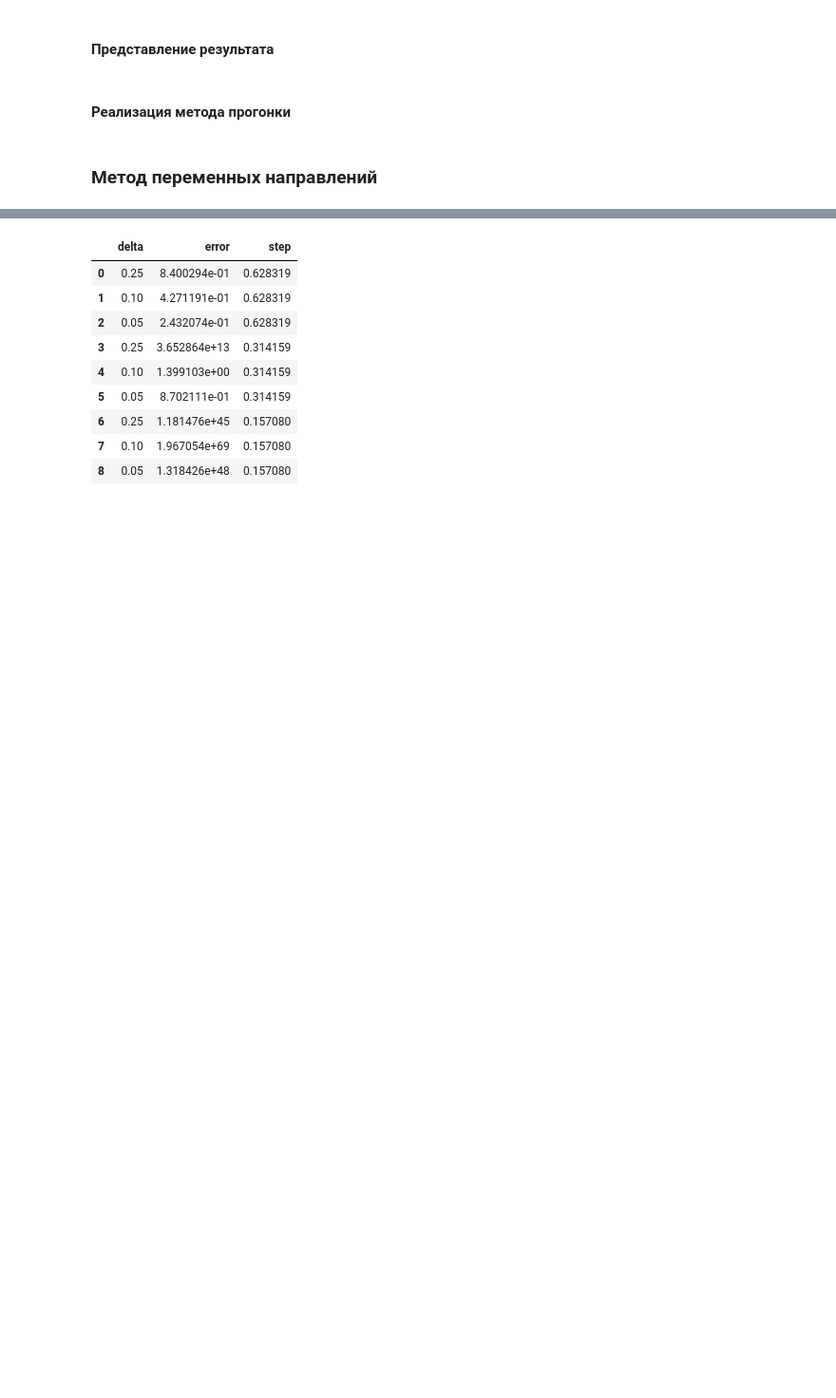
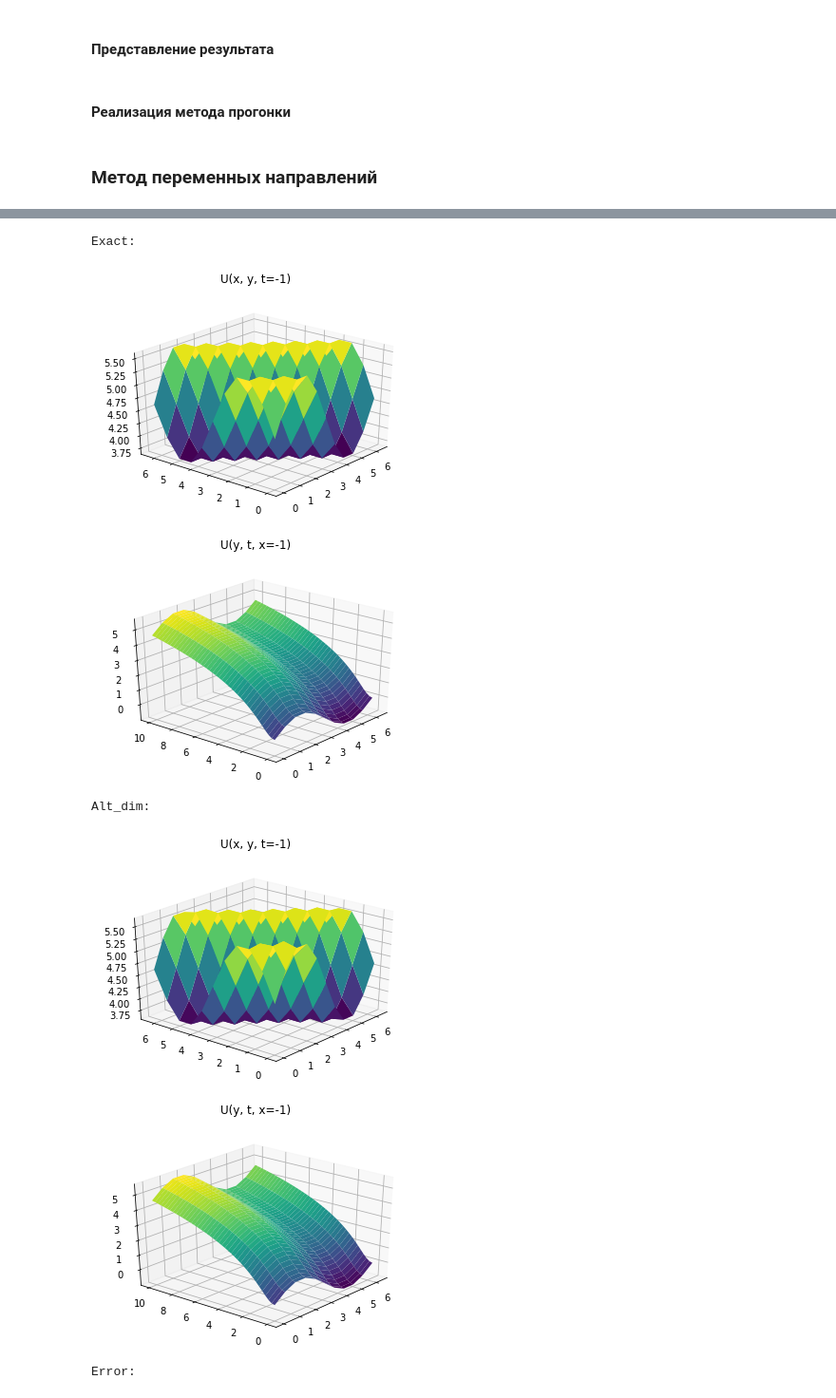
Before and after one commit to nataliaklochko/numerical_computation, a Jupyter notebook: hw2.ipynb, the cells around one changed output, grey strips where cells are left out. Shown: that part at 95% size. Drawn from its saved outputs; the diff is of its cells as text; code cells hidden in the pictures; blank space fills up the shorter version.

```diff
--- a/hw2.ipynb
+++ b/hw2.ipynb
@@ -124,8 +124,8 @@ def result(schema):
     _errors = []
     _steps = []
     _deltas = []
-    steps = [np.pi / 5, np.pi / 10, np.pi / 20]
-    deltas = [0.25, 0.10, 0.05]
+    steps = [np.pi / 5, np.pi / 10, np.pi / 20, np.pi / 40]
+    deltas = [0.25, 0.10, 0.05, 0.025, 0.01, 0.005]
 
     x, y, t, U = schema(steps[0], deltas[0])
     _, _, _, U_real = exact(steps[0], deltas[0])
@@ -140,22 +140,21 @@ def result(schema):
     plot_t(x, y, -1, error_shape(U, steps[0], deltas[0]))
     plot_x(y, t, -1, error_shape(U, steps[0], deltas[0]))
 
+
     for h in steps:
+        print("h = {0}".format(h))
+        _errors = []
+        _deltas = []
         for delta in deltas:
             x, y, t, U = schema(h, delta)
             err = error_max(U, h, delta)
             _errors.append(err)
-            _steps.append(h)
             _deltas.append(delta)
-
-    df = pd.DataFrame(data={
-        "step": _steps,
-        "delta": _deltas,
-        "error": _errors
-    })
-
-    print("Max errors:")
-    return df
+        df = pd.DataFrame(data={
+            "delta": _deltas,
+            "error": _errors
+        })
+        print(df)
 # %% [markdown]
 #### Реализация метода прогонки
 # %%
@@ -196,11 +195,15 @@ def alt_dim(h, delta):
     D = np.zeros(shape=(N + 1, N + 1))
 
     for j in range(T):
+        C[0] = 0
+        A[-1] = 0
+        B[0] = 1
+        B[-1] = 1
 
         if j % 2 != 0:
             # Прогонка по x
             for k in range(1, N):
-                D[:, k] = (
+                D[k] = (
                     gamma * U[:, k - 1, j] + (1 - 2 * gamma) * U[:, k, j] + gamma * U[:, k + 1, j] +
                     delta * func(x, y[k], t[j + 1])
                 )
@@ -239,13 +229,10 @@ Max errors:
-# %%
-df
-# %% [output]
-|  | delta | error | step |
-| 0 | 0.25 | 8.400294e-01 | 0.628319 |
-| 1 | 0.10 | 4.271191e-01 | 0.628319 |
-| 2 | 0.05 | 2.432074e-01 | 0.628319 |
-| 3 | 0.25 | 3.652864e+13 | 0.314159 |
-| 4 | 0.10 | 1.399103e+00 | 0.314159 |
-| 5 | 0.05 | 8.702111e-01 | 0.314159 |
-| 6 | 0.25 | 1.181476e+45 | 0.157080 |
-| 7 | 0.10 | 1.967054e+69 | 0.157080 |
-| 8 | 0.05 | 1.318426e+48 | 0.157080 |
+# %%
+result(alt_dim)
+# %% [output]
+Exact:
+[figure, added]
+[figure, added]
+Alt_dim:
+[figure, added]
+[figure, added]
+Error:
```
Also changed, not shown: parts of 2 cells of this notebook.
